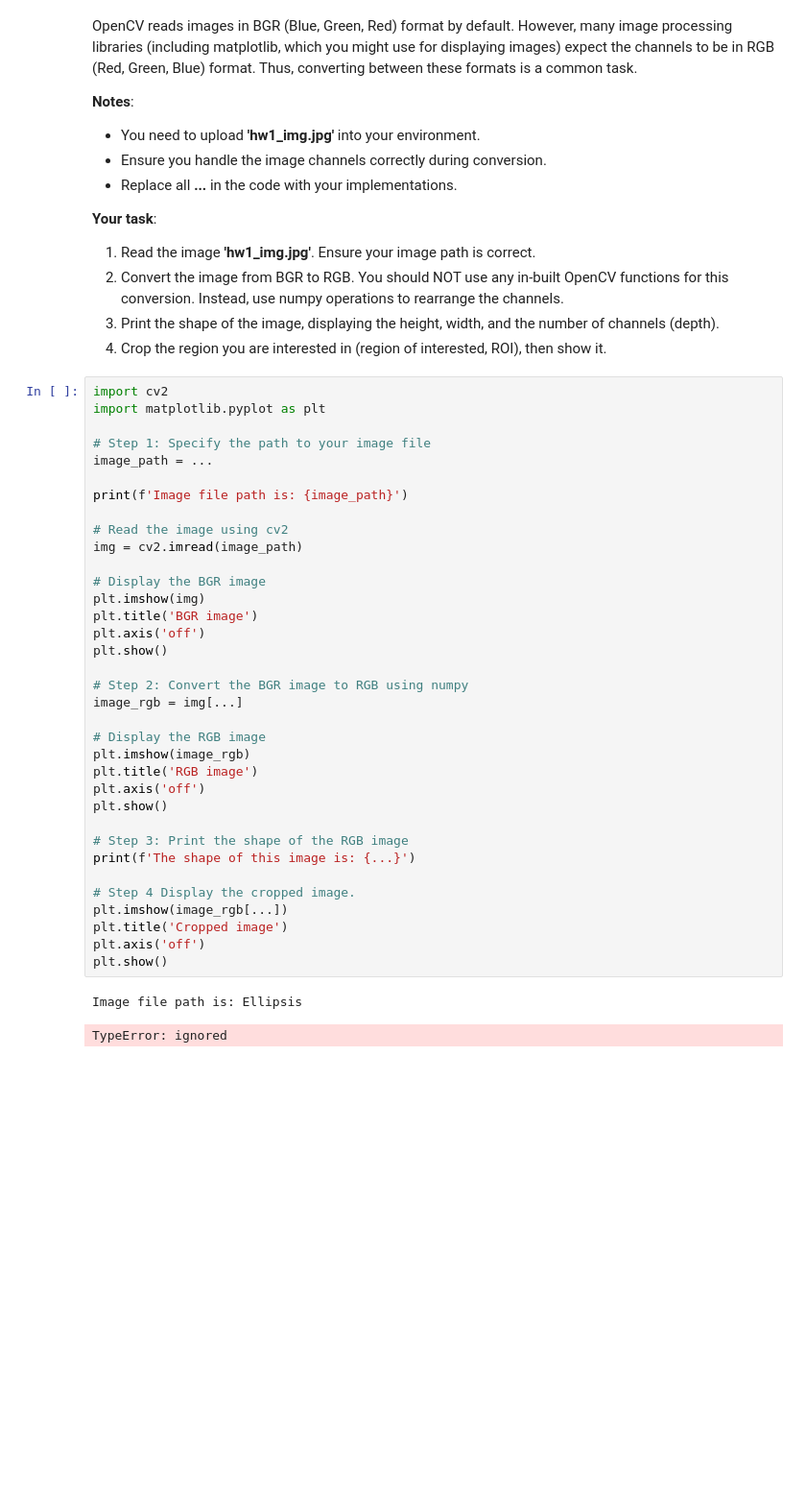
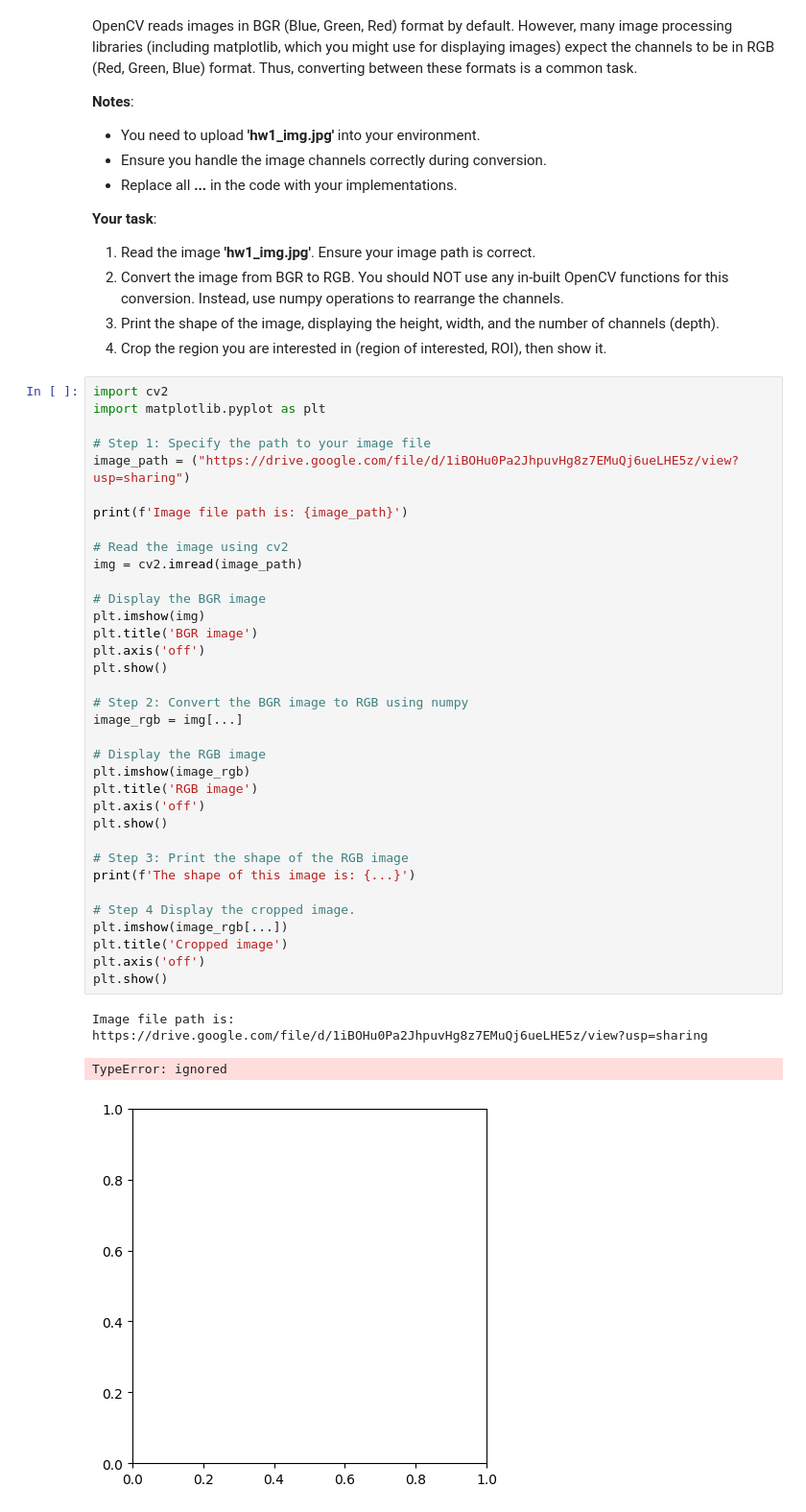
Before and after one commit to jack00929/NTHU_2023_DLBOI_HW, a Jupyter notebook: hw1.ipynb, the cells around one changed output. Shown: that part at 96% size. Saved outputs shown, nothing was run; the diff lists cells and outputs as text; blank space fills up the shorter version.

```diff
--- a/hw1.ipynb
+++ b/hw1.ipynb
@@ -380,36 +382,37 @@ import cv2
 import matplotlib.pyplot as plt
 
 # Step 1: Specify the path to your image file
-image_path = ...
+image_path = ("https://drive.google.com/file/d/1iBOHu0Pa2JhpuvHg8z7EMuQj6ueLHE5z/view?usp=sharing")
 
 print(f'Image file path is: {image_path}')
 
 # Read the image using cv2
 img = cv2.imread(image_path)
 
 # Display the BGR image
 plt.imshow(img)
 plt.title('BGR image')
 plt.axis('off')
 plt.show()
 
 # Step 2: Convert the BGR image to RGB using numpy
 image_rgb = img[...]
 
 # Display the RGB image
 plt.imshow(image_rgb)
 plt.title('RGB image')
 plt.axis('off')
 plt.show()
 
 # Step 3: Print the shape of the RGB image
 print(f'The shape of this image is: {...}')
 
 # Step 4 Display the cropped image.
 plt.imshow(image_rgb[...])
 plt.title('Cropped image')
 plt.axis('off')
 plt.show()
 # %% [output]
-Image file path is: Ellipsis
+Image file path is: https://drive.google.com/file/d/1iBOHu0Pa2JhpuvHg8z7EMuQj6ueLHE5z/view?usp=sharing
 TypeError: ignored
+[figure, added]
```
Also changed, not shown: parts of 1 cell of this notebook.
